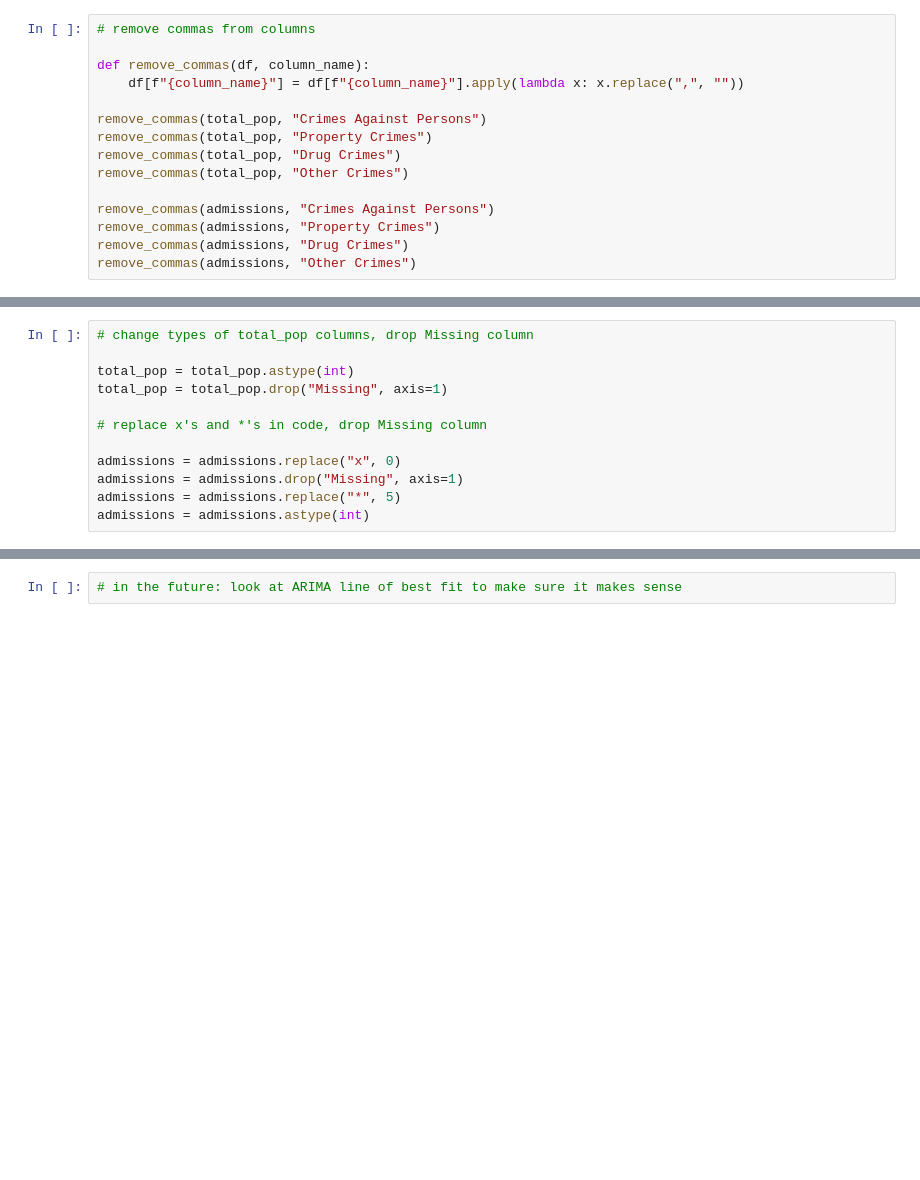
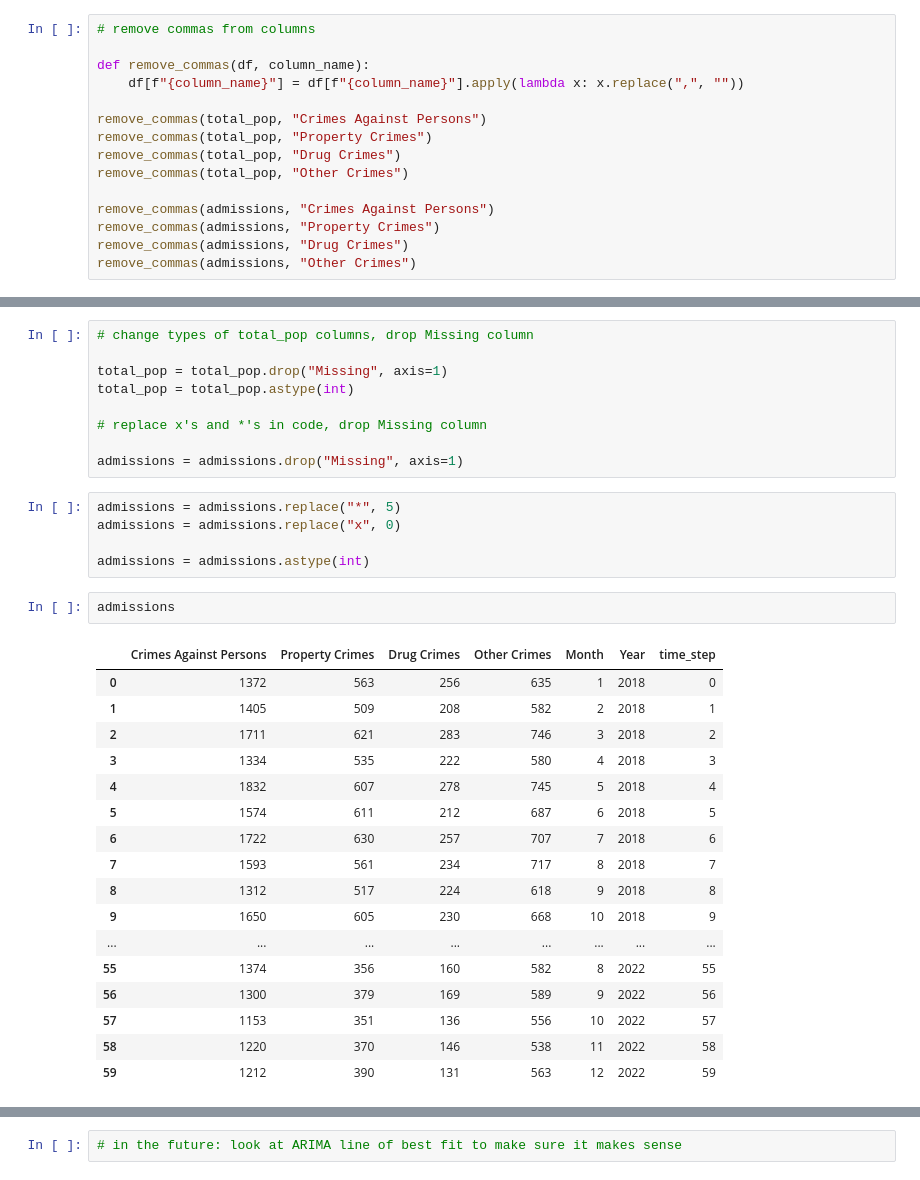
Before and after one commit to stanford-decarceration-collective/stanford-decarceration-collective, a Jupyter notebook: notebooks/CA_Preprocessing.ipynb, the cells around one changed output, grey strips where cells are left out. Cells and saved outputs as stored; diff of their text form; blank space fills up the shorter version.

```diff
--- a/notebooks/CA_Preprocessing.ipynb
+++ b/notebooks/CA_Preprocessing.ipynb
@@ -86,15 +110,37 @@ dtype: object
 # %%
 # change types of total_pop columns, drop Missing column
 
+total_pop = total_pop.drop("Missing", axis=1)
 total_pop = total_pop.astype(int)
-total_pop = total_pop.drop("Missing", axis=1)
 
 # replace x's and *'s in code, drop Missing column
 
-admissions = admissions.replace("x", 0)
 admissions = admissions.drop("Missing", axis=1)
-admissions = admissions.replace("*", 5)
-admissions = admissions.astype(int)
+# %%
+admissions = admissions.replace("*", 5)
+admissions = admissions.replace("x", 0)
+
+admissions = admissions.astype(int)
+# %%
+admissions
+# %% [output]
+|  | Crimes Against Persons | Property Crimes | Drug Crimes | Other Crimes | Month | Year | time_step |
+| 0 | 1372 | 563 | 256 | 635 | 1 | 2018 | 0 |
+| 1 | 1405 | 509 | 208 | 582 | 2 | 2018 | 1 |
+| 2 | 1711 | 621 | 283 | 746 | 3 | 2018 | 2 |
+| 3 | 1334 | 535 | 222 | 580 | 4 | 2018 | 3 |
+| 4 | 1832 | 607 | 278 | 745 | 5 | 2018 | 4 |
+| 5 | 1574 | 611 | 212 | 687 | 6 | 2018 | 5 |
+| 6 | 1722 | 630 | 257 | 707 | 7 | 2018 | 6 |
+| 7 | 1593 | 561 | 234 | 717 | 8 | 2018 | 7 |
+| 8 | 1312 | 517 | 224 | 618 | 9 | 2018 | 8 |
+| 9 | 1650 | 605 | 230 | 668 | 10 | 2018 | 9 |
+| ... | ... | ... | ... | ... | ... | ... | ... |
+| 55 | 1374 | 356 | 160 | 582 | 8 | 2022 | 55 |
+| 56 | 1300 | 379 | 169 | 589 | 9 | 2022 | 56 |
+| 57 | 1153 | 351 | 136 | 556 | 10 | 2022 | 57 |
+| 58 | 1220 | 370 | 146 | 538 | 11 | 2022 | 58 |
+| 59 | 1212 | 390 | 131 | 563 | 12 | 2022 | 59 |
 # %%
 # add time step column, graph data
 
```
Also changed, not shown: parts of 22 cells of this notebook, 1 other file.
